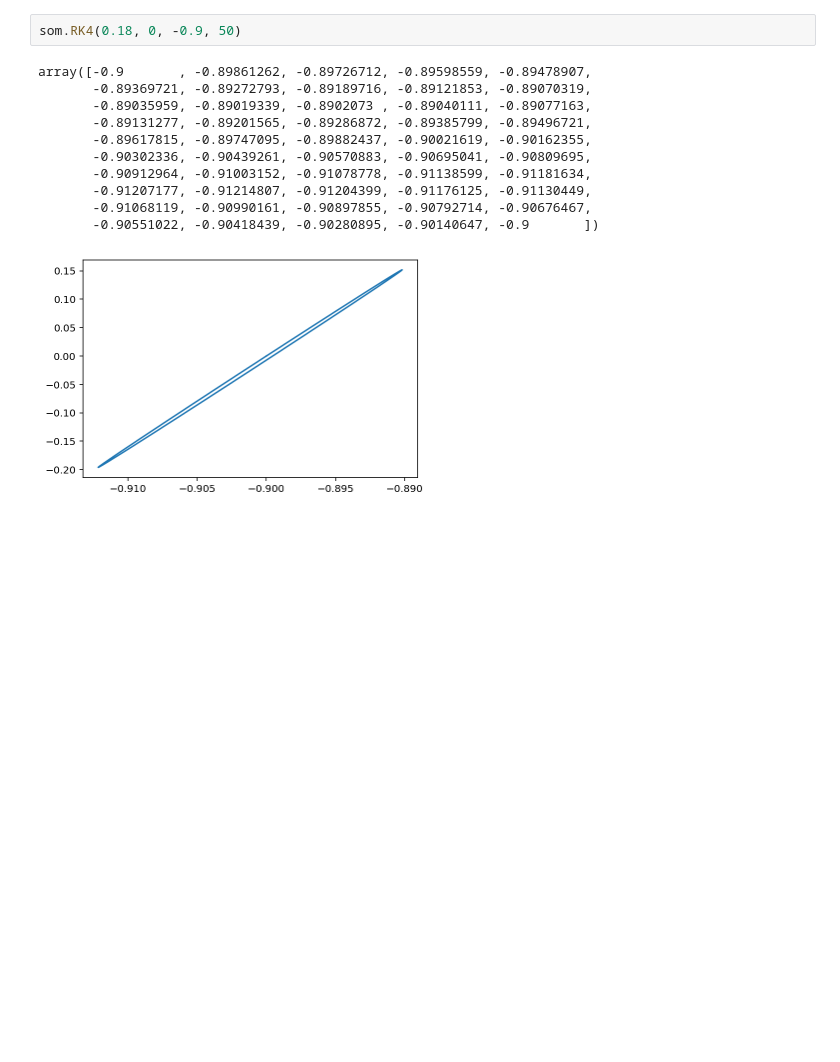
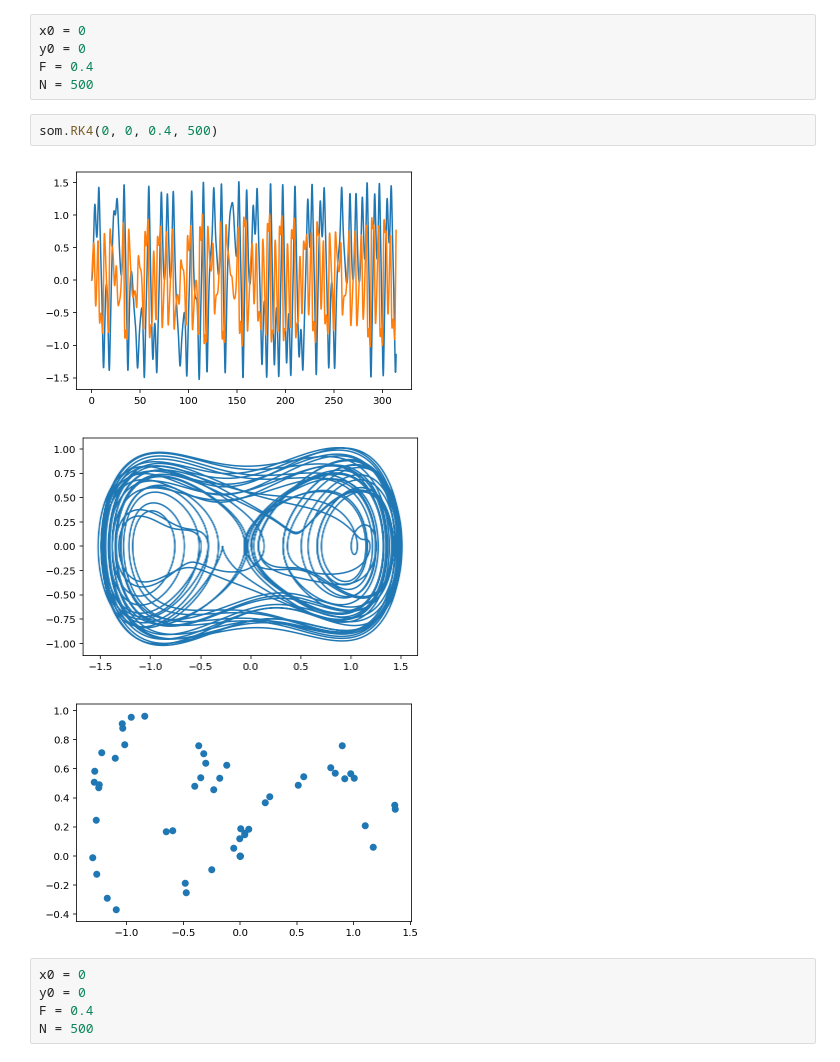
Before and after one commit to chapman-phys220-2018f/cw12-bbb, a Jupyter notebook: sombrero_test.ipynb, the cells around one changed output. Cells and saved outputs as stored; diff of their text form; blank space fills up the shorter version.

```diff
--- a/sombrero_test.ipynb
+++ b/sombrero_test.ipynb
@@ -3,14 +48,16 @@ import sombrero as som
+# %%
+x0 = 0
+y0 = 0
+F = 0.4
+N = 500
 # %%
-som.RK4(0.18, 0, -0.9, 50)
+som.RK4(0, 0, 0.4, 500)
 # %% [output]
-array([-0.9       , -0.89861262, -0.89726712, -0.89598559, -0.89478907,
-       -0.89369721, -0.89272793, -0.89189716, -0.89121853, -0.89070319,
-       -0.89035959, -0.89019339, -0.8902073 , -0.89040111, -0.89077163,
-       -0.89131277, -0.89201565, -0.89286872, -0.89385799, -0.89496721,
-       -0.89617815, -0.89747095, -0.89882437, -0.90021619, -0.90162355,
-       -0.90302336, -0.90439261, -0.90570883, -0.90695041, -0.90809695,
-       -0.90912964, -0.91003152, -0.91078778, -0.91138599, -0.91181634,
-       -0.91207177, -0.91214807, -0.91204399, -0.91176125, -0.91130449,
-       -0.91068119, -0.90990161, -0.90897855, -0.90792714, -0.90676467,
-       -0.90551022, -0.90418439, -0.90280895, -0.90140647, -0.9       ])
-[figure, old version]
+[figure, new version]
+[figure, added]
+[figure, added]
+# %%
+x0 = 0
+y0 = 0
+F = 0.4
+N = 500
```
Also changed, not shown: parts of 10 cells of this notebook, 1 other file.
